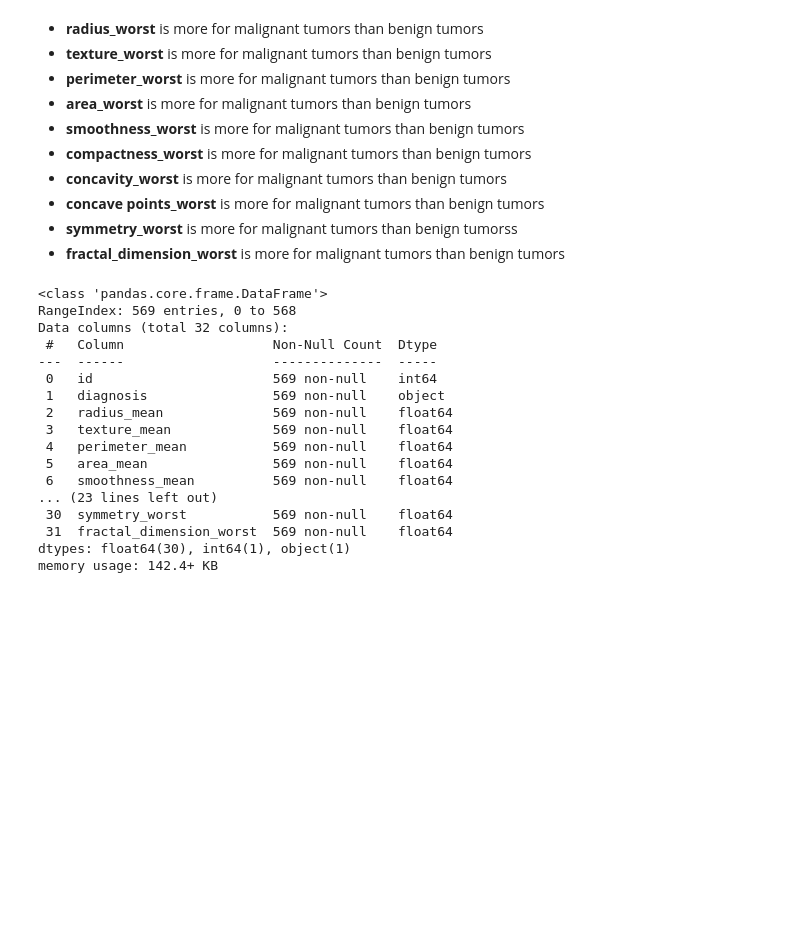
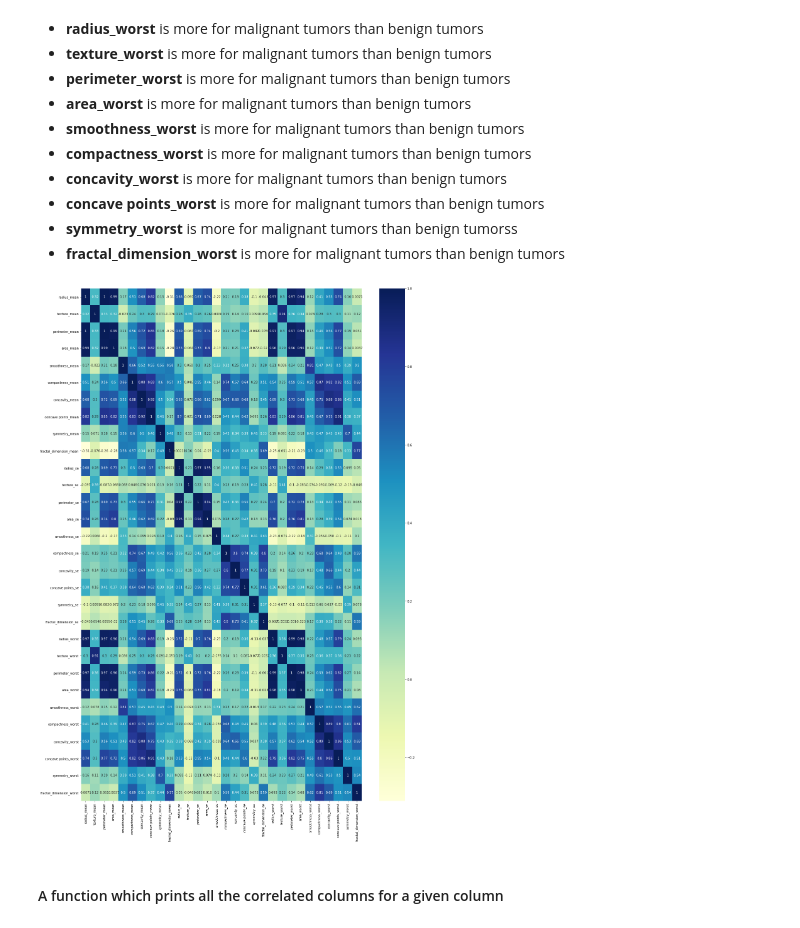
Before and after one commit to pradeeppvj8/GDA-on-breast-cancer-dataset, a Jupyter notebook: GDA on breast cancer dataset.ipynb, the cells around one changed output. Saved outputs shown, nothing was run; the diff lists cells and outputs as text; code cells hidden in the pictures; blank space fills up the shorter version.

Commit message:
Correlation between all the columns found

```diff
--- a/GDA on breast cancer dataset.ipynb
+++ b/GDA on breast cancer dataset.ipynb
@@ -221,23 +221,15 @@ plt.show()
 - <b>concave points_worst</b> is more for malignant tumors than benign tumors
 - <b>symmetry_worst</b> is more for malignant tumors than benign tumorss
 - <b>fractal_dimension_worst</b> is more for malignant tumors than benign tumors
-# %%
-dataset.info()
-# %% [output]
-<class 'pandas.core.frame.DataFrame'>
-RangeIndex: 569 entries, 0 to 568
-Data columns (total 32 columns):
- #   Column                   Non-Null Count  Dtype
----  ------                   --------------  -----
- 0   id                       569 non-null    int64
- 1   diagnosis                569 non-null    object
- 2   radius_mean              569 non-null    float64
- 3   texture_mean             569 non-null    float64
- 4   perimeter_mean           569 non-null    float64
- 5   area_mean                569 non-null    float64
- 6   smoothness_mean          569 non-null    float64
-... (23 lines left out)
- 30  symmetry_worst           569 non-null    float64
- 31  fractal_dimension_worst  569 non-null    float64
-dtypes: float64(30), int64(1), object(1)
-memory usage: 142.4+ KB
+# %%
+heatmap_data = dataset.copy()
+heatmap_data = heatmap_data.drop(['id','diagnosis'],axis=1)
+f = plt.figure()
+f.set_figwidth(20)
+f.set_figheight(30)
+sns.heatmap(heatmap_data.corr(),annot=True,cmap='YlGnBu')
+plt.show()
+# %% [output]
+[figure, added]
+# %% [markdown]
+#### A function which prints all the correlated columns for a given column
```
Also changed, not shown: parts of 35 cells of this notebook.
